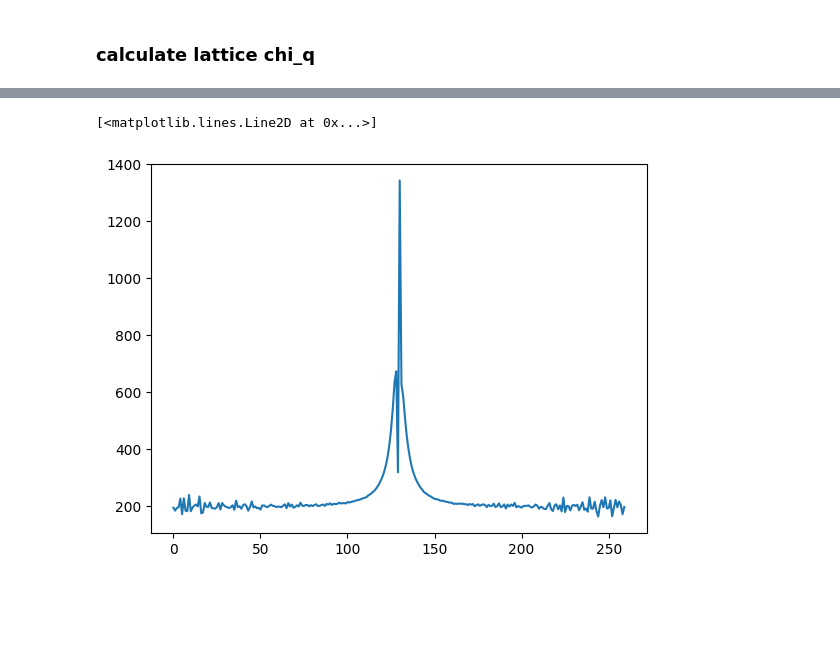
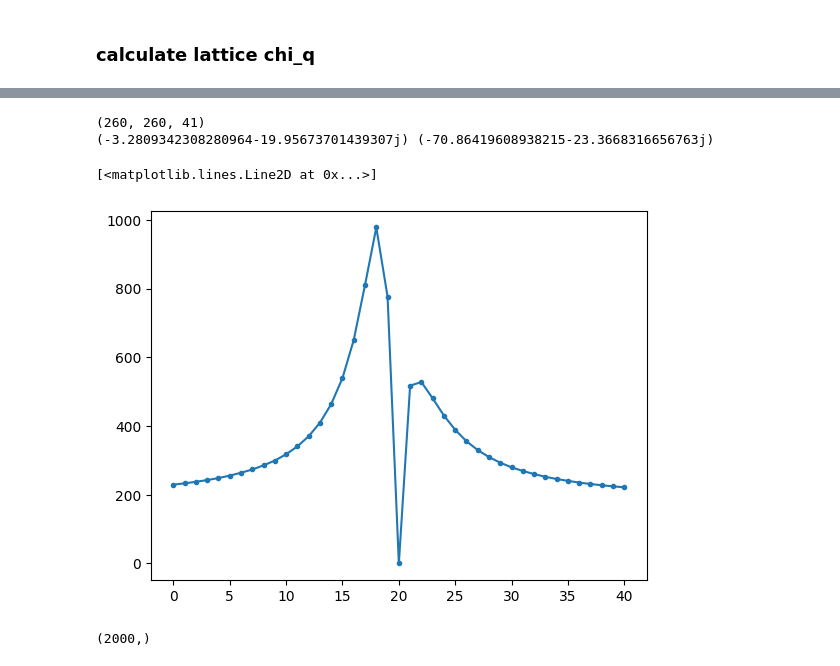
Before and after one commit to emoghadas/lDGA, a Jupyter notebook: example/lDGA_test.ipynb, the cells around one changed output, grey strips where cells are left out. Drawn from its saved outputs; the diff is of its cells as text; code cells hidden in the pictures; blank space fills up the shorter version.

```diff
--- a/example/lDGA_test.ipynb
+++ b/example/lDGA_test.ipynb
@@ -9,7 +9,7 @@ import matplotlib.pyplot as plt
 ### load dmft data
 # %%
 # example file
-dmft_file = "b53_u2_4_2part-2022-11-19-Sat-07-10-47.hdf5"
+dmft_file = "b55_75_u2_4_2part-2024-11-21-Thu-11-44-14.hdf5"
 
 dga_cfg = cfg.DGA_Config(dmft_file)
 reader = dmft_reader.DMFT_Reader(dga_cfg)
@@ -25,3 +25,5 @@ n4iwf = dga_cfg.n4iwf
 n4iwb = dga_cfg.n4iwb
 kdim = dga_cfg.kdim
 nk = 96
+
+print(n4iwb)
@@ -63,5 +64,22 @@ plt.plot(F_d[:,130,5])
+# %%
+F_uu = 0.5*(F_d+F_m)
+
+print(F_uu.shape)
+
+F_uu_1 = F_uu[130+72,130+70,5]
+
+F_uu_2 = -F_uu[130+72,130+72,3]
+
+print(F_uu_1, F_uu_2)
+# %% [output]
+(260, 260, 41)
+(-3.2809342308280964-19.95673701439307j) (-70.86419608938215-23.3668316656763j)
 # %%
-plt.plot(F_uu[130,:,5])
+plt.plot(F_uu[130,130, :], ".-")
 # %% [output]
 [<matplotlib.lines.Line2D at 0x...>]
-[figure, old version]
+[figure, new version]
+# %%
+chi0 = bse.
+# %% [output]
+(2000,)
```
Also changed, not shown: parts of 5 cells of this notebook, 3 other files.
